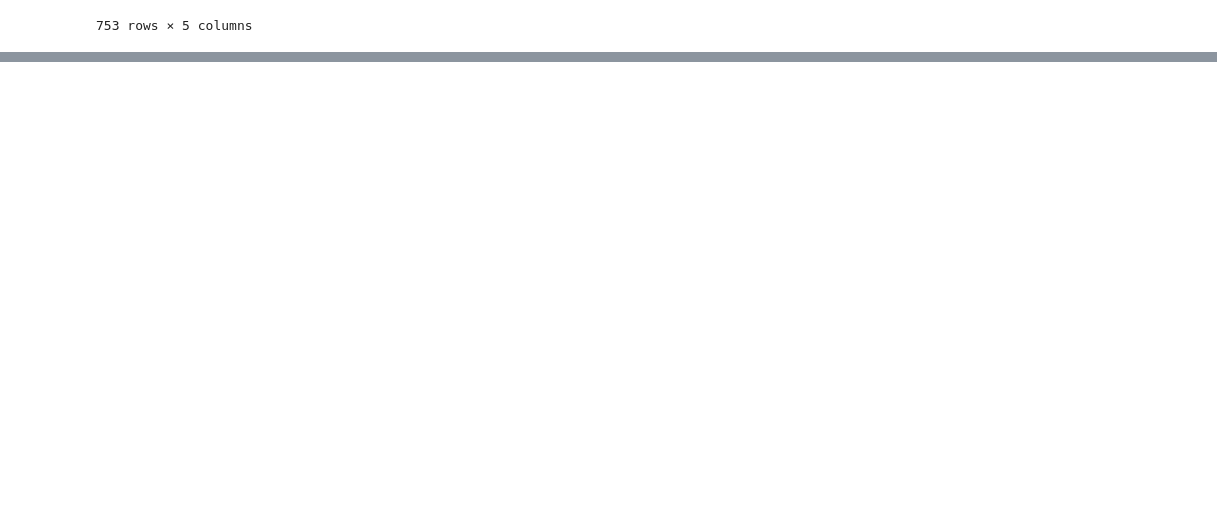
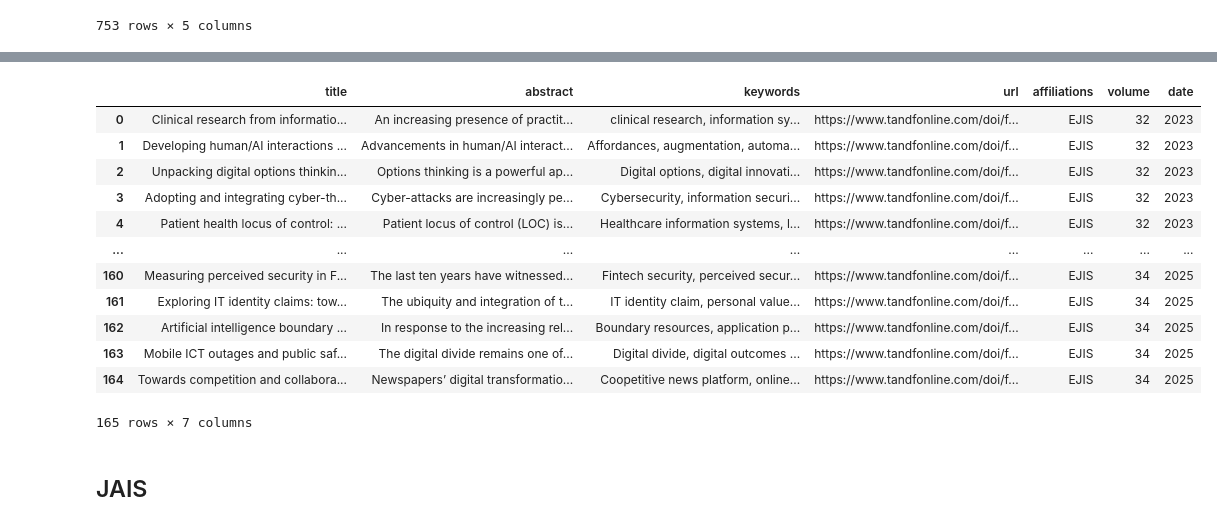
Before and after one commit to choi-ce3l/Journal, a Jupyter notebook: 데이터 병합.ipynb, the cells around one changed output, grey strips where cells are left out. Cells and saved outputs as stored; diff of their text form; code cells hidden in the pictures; blank space fills up the shorter version.

```diff
--- a/데이터 병합.ipynb
+++ b/데이터 병합.ipynb
@@ -1061,0 +1087,18 @@ None
+# %%
+merged_df
+# %% [output]
+|  | title | abstract | keywords | url | affiliations | volume | date |
+| 0 | Clinical research from informatio... | An increasing presence of practit... | clinical research, information sy... | https://www.tandfonline.com/doi/f... | EJIS | 32 | 2023 |
+| 1 | Developing human/AI interactions ... | Advancements in human/AI interact... | Affordances, augmentation, automa... | https://www.tandfonline.com/doi/f... | EJIS | 32 | 2023 |
+| 2 | Unpacking digital options thinkin... | Options thinking is a powerful ap... | Digital options, digital innovati... | https://www.tandfonline.com/doi/f... | EJIS | 32 | 2023 |
+| 3 | Adopting and integrating cyber-th... | Cyber-attacks are increasingly pe... | Cybersecurity, information securi... | https://www.tandfonline.com/doi/f... | EJIS | 32 | 2023 |
+| 4 | Patient health locus of control: ... | Patient locus of control (LOC) is... | Healthcare information systems, l... | https://www.tandfonline.com/doi/f... | EJIS | 32 | 2023 |
+| ... | ... | ... | ... | ... | ... | ... | ... |
+| 160 | Measuring perceived security in F... | The last ten years have witnessed... | Fintech security, perceived secur... | https://www.tandfonline.com/doi/f... | EJIS | 34 | 2025 |
+| 161 | Exploring IT identity claims: tow... | The ubiquity and integration of t... | IT identity claim, personal value... | https://www.tandfonline.com/doi/f... | EJIS | 34 | 2025 |
+| 162 | Artificial intelligence boundary ... | In response to the increasing rel... | Boundary resources, application p... | https://www.tandfonline.com/doi/f... | EJIS | 34 | 2025 |
+| 163 | Mobile ICT outages and public saf... | The digital divide remains one of... | Digital divide, digital outcomes ... | https://www.tandfonline.com/doi/f... | EJIS | 34 | 2025 |
+| 164 | Towards competition and collabora... | Newspapers’ digital transformatio... | Coopetitive news platform, online... | https://www.tandfonline.com/doi/f... | EJIS | 34 | 2025 |
+165 rows × 7 columns
+# %% [markdown]
+## JAIS
```
Also changed, not shown: parts of 31 cells of this notebook, 1 other file.
